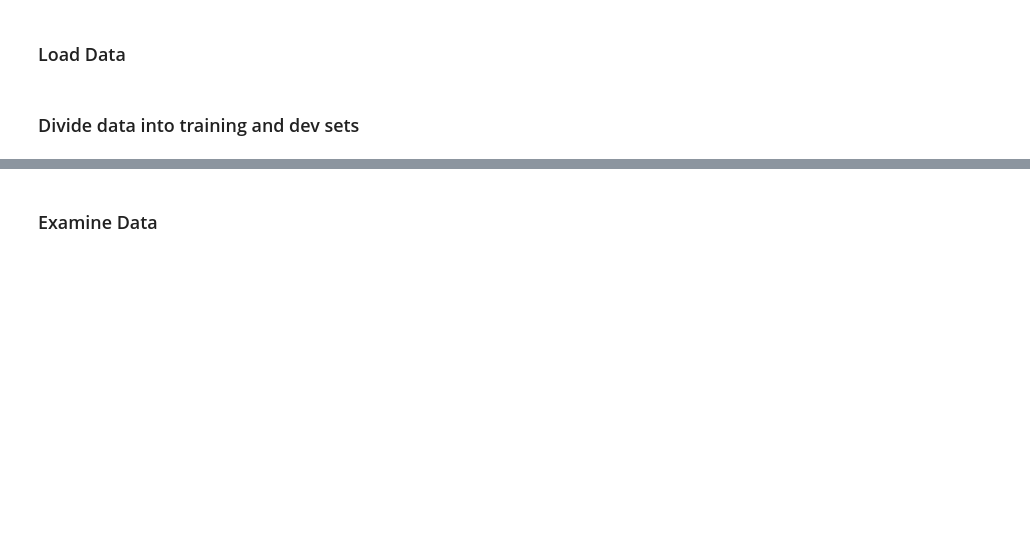
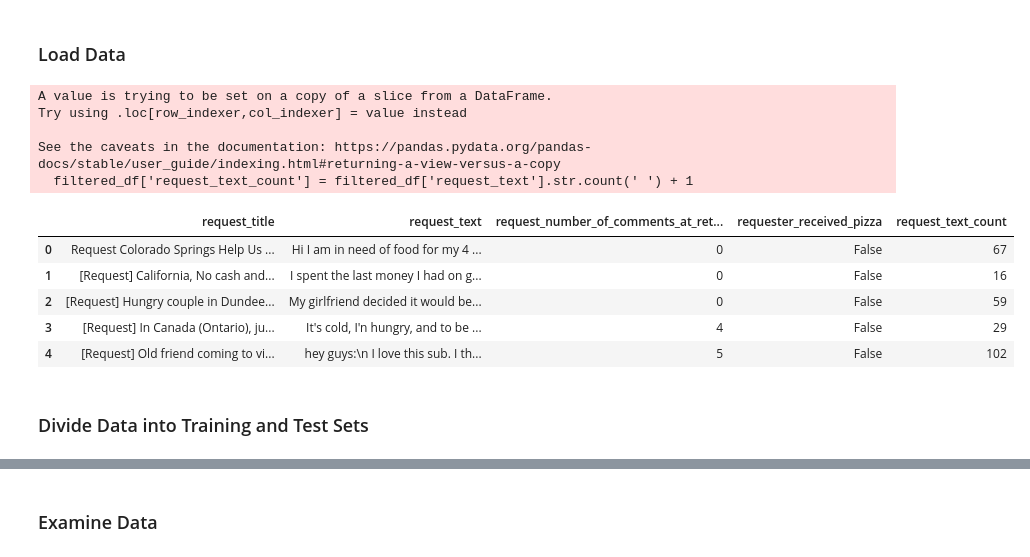
Before and after one commit to ssburgan/w207_final_project, a Jupyter notebook: notebooks/w207_RAOP_Baseline.ipynb, the cells around one changed output, grey strips where cells are left out. Cells and saved outputs as stored; diff of their text form; code cells hidden in the pictures; blank space fills up the shorter version.

```diff
--- a/notebooks/w207_RAOP_Baseline.ipynb
+++ b/notebooks/w207_RAOP_Baseline.ipynb
@@ -37,18 +38,34 @@ import seaborn as sns
 # %%
 #from google.colab import drive
 #drive.mount('/content/drive')
 
-#Load training data
-with open('../data/random-acts-of-pizza/train.json') as f:
-    train_json = json.load(f)
+# Can configure the list below to filter columns from original training data set
+test_cols = ['request_title', 'request_text', 'request_number_of_comments_at_retrieval', 'requester_received_pizza']
 
-# Load test data
-with open('../data/random-acts-of-pizza/test.json') as f:
-    test_json = json.load(f)
+# Read JSON file from google drive
+#train_df = pd.read_json('/content/drive/MyDrive/W207/FinalProject/w207_final_project/src/data/train.json')
 
+# Read JSON file from data folder
+train_df = pd.read_json('../data/random-acts-of-pizza/train.json')
+test_df = pd.read_json('../data/random-acts-of-pizza/test.json')
 
-train = json_normalize(train_json)
-test = json_normalize(test_json)
+filtered_df = train_df[test_cols]
+
+# Add word count column
+filtered_df['request_text_count'] = filtered_df['request_text'].str.count(' ') + 1
+filtered_df.head()
+# %% [output]
+A value is trying to be set on a copy of a slice from a DataFrame.
+Try using .loc[row_indexer,col_indexer] = value instead
+
+See the caveats in the documentation: https://pandas.pydata.org/pandas-docs/stable/user_guide/indexing.html#returning-a-view-versus-a-copy
+  filtered_df['request_text_count'] = filtered_df['request_text'].str.count(' ') + 1
+|  | request_title | request_text | request_number_of_comments_at_ret... | requester_received_pizza | request_text_count |
+| 0 | Request Colorado Springs Help Us ... | Hi I am in need of food for my 4 ... | 0 | False | 67 |
+| 1 | [Request] California, No cash and... | I spent the last money I had on g... | 0 | False | 16 |
+| 2 | [Request] Hungry couple in Dundee... | My girlfriend decided it would be... | 0 | False | 59 |
+| 3 | [Request] In Canada (Ontario), ju... | It's cold, I'n hungry, and to be ... | 4 | False | 29 |
+| 4 | [Request] Old friend coming to vi... | hey guys:\n I love this sub. I th... | 5 | False | 102 |
 # %% [markdown]
-### Divide data into training and dev sets
+### Divide Data into Training and Test Sets
 # %%
```
Also changed, not shown: parts of 25 cells of this notebook.
